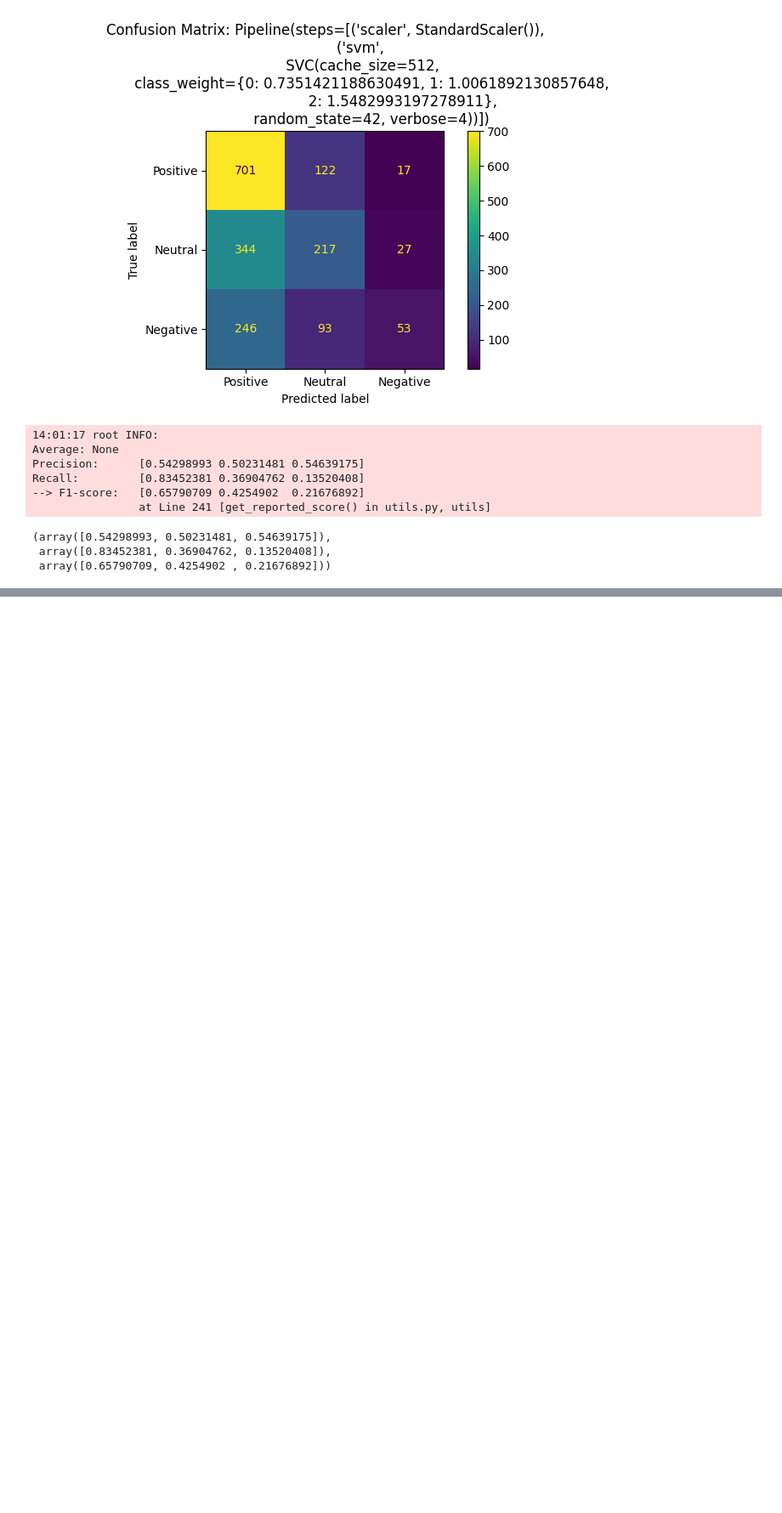
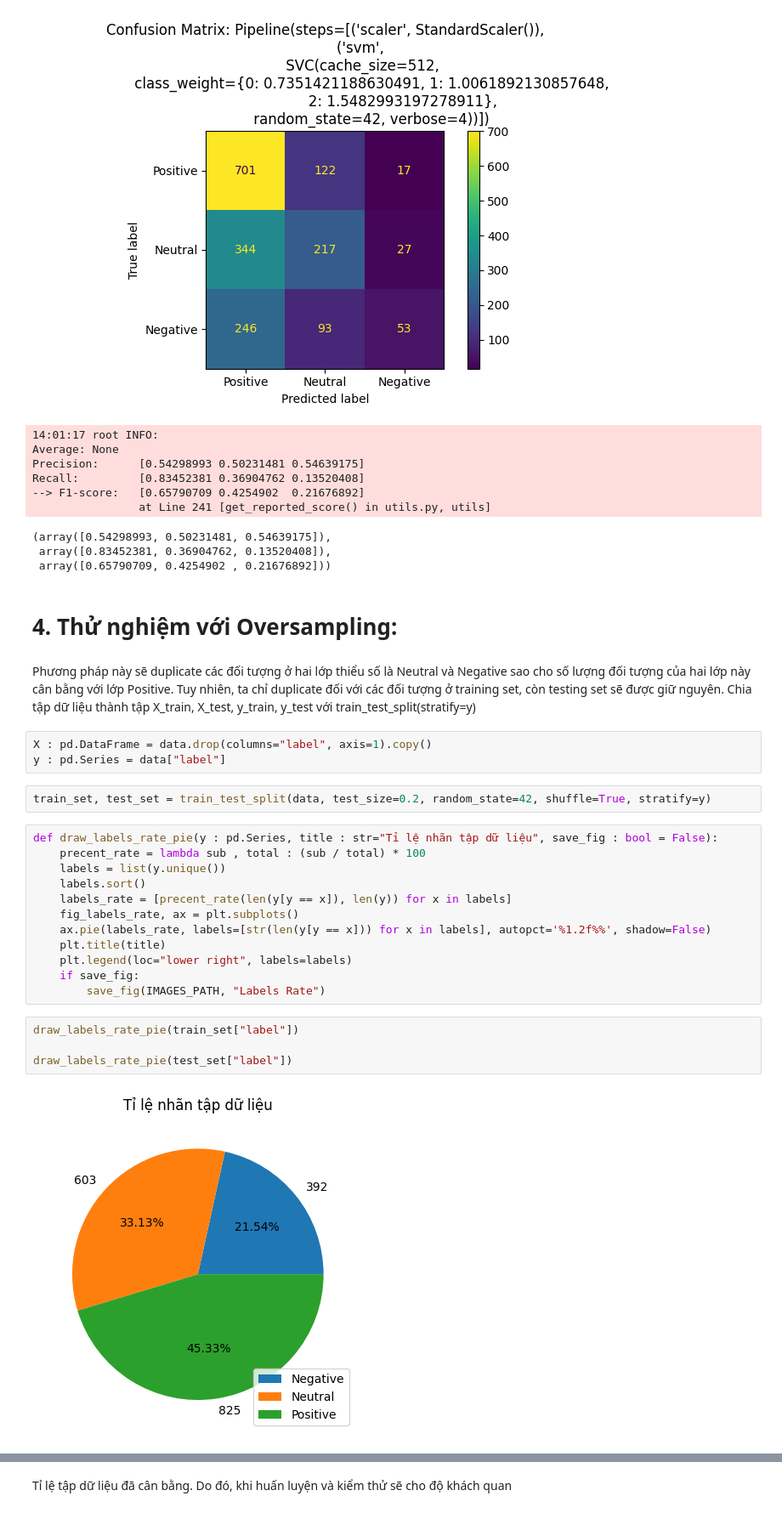
Before and after one commit to lovinh/Opinion-Classifier, a Jupyter notebook: svm_tf_idf.ipynb, the cells around one changed output, grey strips where cells are left out. Shown at 85% size. Drawn from its saved outputs; the diff is of its cells as text; blank space fills up the shorter version.

```diff
--- a/svm_tf_idf.ipynb
+++ b/svm_tf_idf.ipynb
@@ -627,3 +652,30 @@ Recall:         [0.83452381 0.36904762 0.13520408]
 (array([0.54298993, 0.50231481, 0.54639175]),
  array([0.83452381, 0.36904762, 0.13520408]),
  array([0.65790709, 0.4254902 , 0.21676892]))
+# %% [markdown]
+# 4. Thử nghiệm với Oversampling:
+# %% [markdown]
+Phương pháp này sẽ duplicate các đối tượng ở hai lớp thiểu số là Neutral và Negative sao cho số lượng đối tượng của hai lớp này cân bằng với lớp Positive. Tuy nhiên, ta chỉ duplicate đối với các đối tượng ở training set, còn testing set sẽ được giữ nguyên. Chia tập dữ liệu thành tập X_train, X_test, y_train, y_test với train_test_split(stratify=y)
+# %%
+X : pd.DataFrame = data.drop(columns="label", axis=1).copy()
+y : pd.Series = data["label"]
+# %%
+train_set, test_set = train_test_split(data, test_size=0.2, random_state=42, shuffle=True, stratify=y)
+# %%
+def draw_labels_rate_pie(y : pd.Series, title : str="Tỉ lệ nhãn tập dữ liệu", save_fig : bool = False):
+    precent_rate = lambda sub , total : (sub / total) * 100
+    labels = list(y.unique())
+    labels.sort()
+    labels_rate = [precent_rate(len(y[y == x]), len(y)) for x in labels]
+    fig_labels_rate, ax = plt.subplots()
+    ax.pie(labels_rate, labels=[str(len(y[y == x])) for x in labels], autopct='%1.2f%%', shadow=False)
+    plt.title(title)
+    plt.legend(loc="lower right", labels=labels)
+    if save_fig:
+        save_fig(IMAGES_PATH, "Labels Rate")
+# %%
+draw_labels_rate_pie(train_set["label"])
+
+draw_labels_rate_pie(test_set["label"])
+# %% [output]
+[figure, added]
@@ -629,0 +683,2 @@ Recall:         [0.83452381 0.36904762 0.13520408]
+# %% [markdown]
+Tỉ lệ tập dữ liệu đã cân bằng. Do đó, khi huấn luyện và kiểm thử sẽ cho độ khách quan
```
Also changed, not shown: parts of 29 cells of this notebook, 16 other files.
